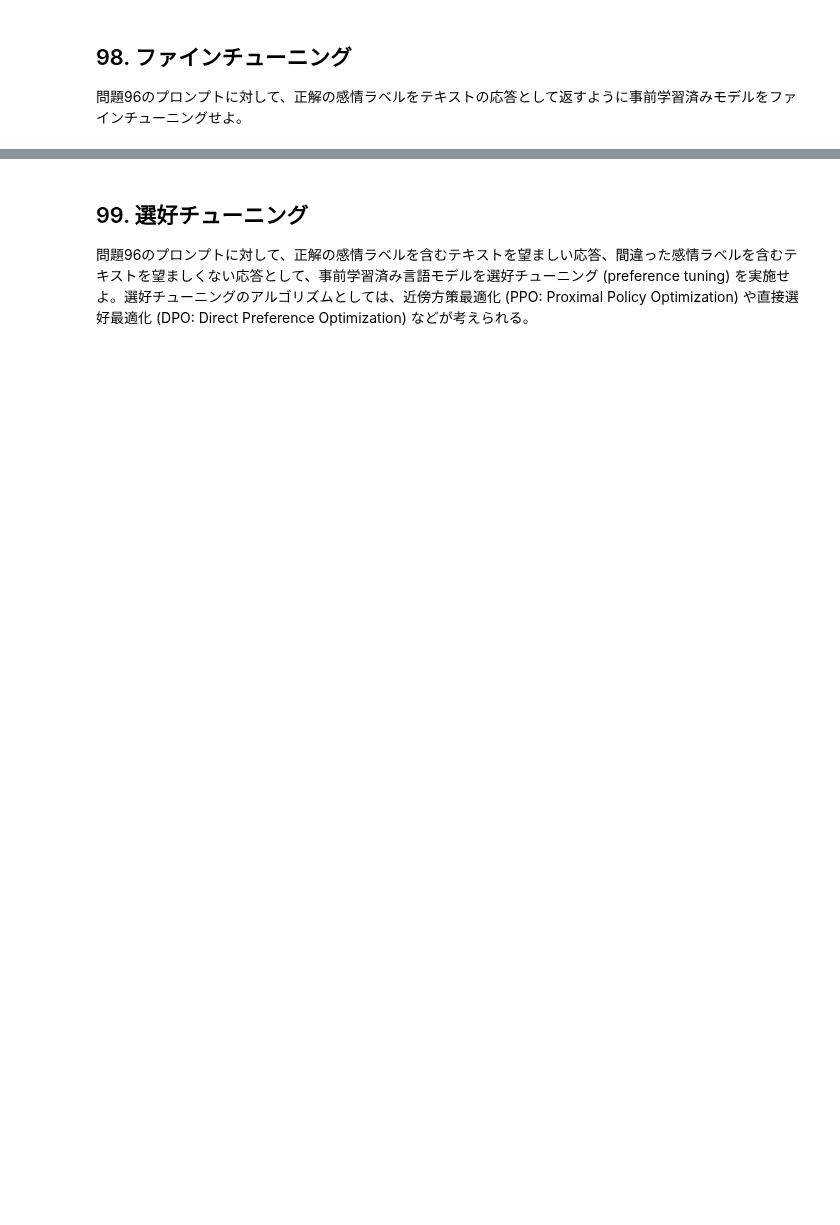
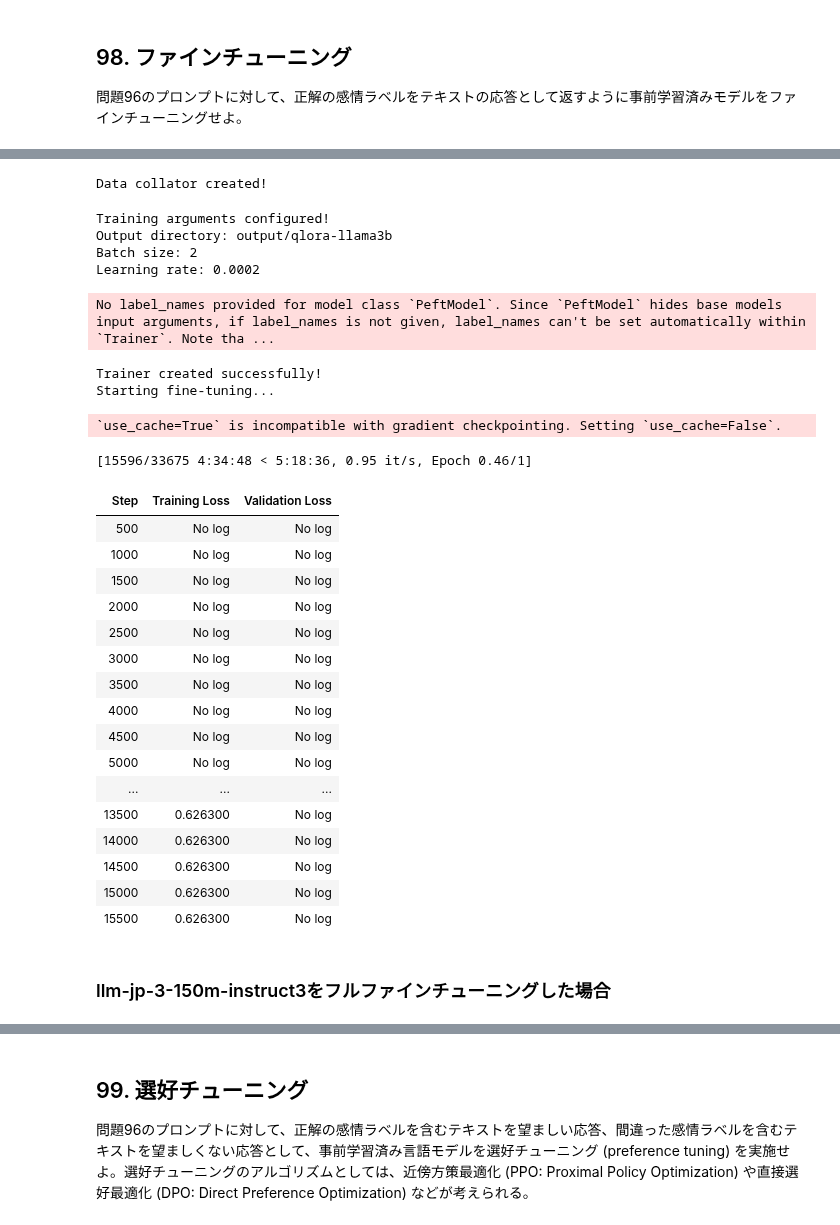
Before and after one commit to Rtosshy/2025, a Jupyter notebook: ch10/ch10.ipynb, the cells around one changed output, grey strips where cells are left out. Cells and saved outputs as stored; diff of their text form; code cells hidden in the pictures; blank space fills up the shorter version.

```diff
--- a/ch10/ch10.ipynb
+++ b/ch10/ch10.ipynb
@@ -838,5 +1307,5 @@ dev_df = pd.read_csv(dev_path, sep='\t')
 model_name = 'meta-llama/Llama-3.2-3B-Instruct'
 output_dir = 'output/qlora-llama3b'
 # %%
-tokenizer = LlamaTokenizer.from_pretrained(model_name)
+tokenizer = AutoTokenizer.from_pretrained(model_name)
 tokenizer.pad_token_id = tokenizer.eos_token_id
@@ -851,3 +1312,19 @@ model = prepare_model_for_kbit_training(model)
+# %%
+from transformers import BitsAndBytesConfig
+
+bnb_config = BitsAndBytesConfig(
+        load_in_4bit=True,
+        bnb_4bit_use_double_quant=True,
+        bnb_4bit_quant_type="nf4",
+        bnb_4bit_compute_dtype=torch.bfloat16
+)
+
+model = LlamaForCausalLM.from_pretrained(
+        model_name,
+        quantization_config=bnb_config,
+        device_map="auto",
+)
+model = prepare_model_for_kbit_training(model)
 # %%
 peft_config = LoraConfig(
         r=8,
@@ -887,13 +1363,13 @@ def preprocess_function(examples, tokenizer, max_length=512):
 
     model_inputs = tokenizer(
         texts,
-        trucation=True,
+        truncation=True,
         max_length=max_length,
-        padding=False,
-        return_tensors=None
+        padding='max_length',
+        return_tensors='pt'
     )
 
-    model_inputs["labels"] = model_inputs["input_ids"].copy()
+    model_inputs["labels"] = model_inputs["input_ids"].clone()
 
     return model_inputs
 # %%
@@ -944,6 +1456,8 @@ data_collator = DataCollatorForLanguageModeling(
 )
 
 print("Data collator created!")
+# %% [output]
+Data collator created!
 # %%
 training_args = TrainingArguments(
     output_dir=output_dir,
@@ -951,8 +1465,8 @@ training_args = TrainingArguments(
     per_device_eval_batch_size=2,
     num_train_epochs=1,
     learning_rate=2e-4,
-    logging_steps=100,
-    evaluation_strategy="steps",
+    logging_steps=10000,
+    eval_strategy="steps",
     eval_steps=500,
     save_steps=500,
     save_total_limit=2,
@@ -967,22 +1481,50 @@ print("Training arguments configured!")
 print(f"Output directory: {training_args.output_dir}")
 print(f"Batch size: {training_args.per_device_train_batch_size}")
 print(f"Learning rate: {training_args.learning_rate}")
+# %% [output]
+Training arguments configured!
+Output directory: output/qlora-llama3b
+Batch size: 2
+Learning rate: 0.0002
 # %%
 trainer = Trainer(
     model=model,
     args=training_args,
     train_dataset=tokenized_train,
     eval_dataset=tokenized_dev,
     data_collator=data_collator,
-    tokenizer=tokenizer,
+    processing_class=tokenizer,
 )
 
 print("Trainer created successfully!")
 print("Starting fine-tuning...")
 
 trainer.train()
 
 print("Fine-tuning completed!")
+# %% [output]
+No label_names provided for model class `PeftModel`. Since `PeftModel` hides base models input arguments, if label_names is not given, label_names can't be set automatically within `Trainer`. Note tha ...
+Trainer created successfully!
+Starting fine-tuning...
+`use_cache=True` is incompatible with gradient checkpointing. Setting `use_cache=False`.
+[15596/33675 4:34:48 < 5:18:36, 0.95 it/s, Epoch 0.46/1]
+| Step | Training Loss | Validation Loss |
+| 500 | No log | No log |
+| 1000 | No log | No log |
+| 1500 | No log | No log |
+| 2000 | No log | No log |
+| 2500 | No log | No log |
+| 3000 | No log | No log |
+| 3500 | No log | No log |
+| 4000 | No log | No log |
+| 4500 | No log | No log |
+| 5000 | No log | No log |
+| ... | ... | ... |
+| 13500 | 0.626300 | No log |
+| 14000 | 0.626300 | No log |
+| 14500 | 0.626300 | No log |
+| 15000 | 0.626300 | No log |
+| 15500 | 0.626300 | No log |
 # %%
 trainer.save_model(output_dir)
 tokenizer.save_pretrained(output_dir)
@@ -991,3 +1533,5 @@ print(f"Model saved to {output_dir}")
 
 eval_results = trainer.evaluate()
 print(f"Evaluation results: {eval_results}")
+# %% [markdown]
+### llm-jp-3-150m-instruct3をフルファインチューニングした場合
```
Also changed, not shown: parts of 62 cells of this notebook, 1 other file.
